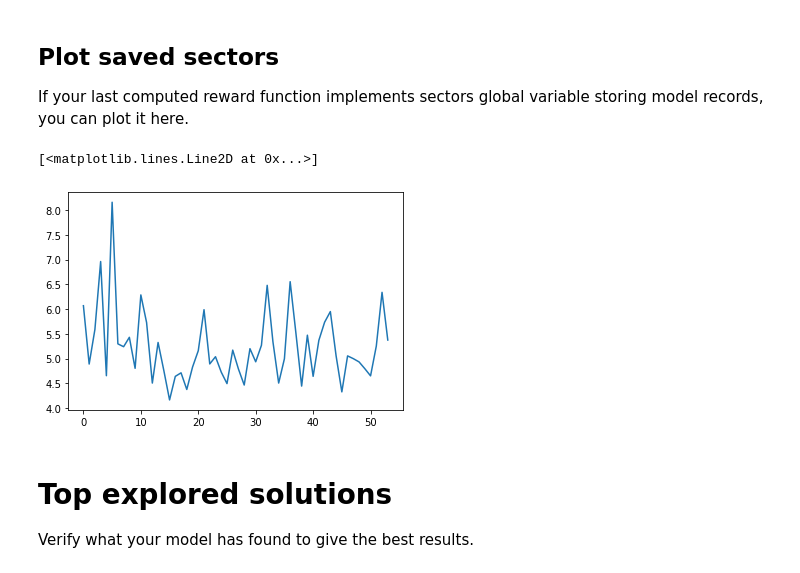
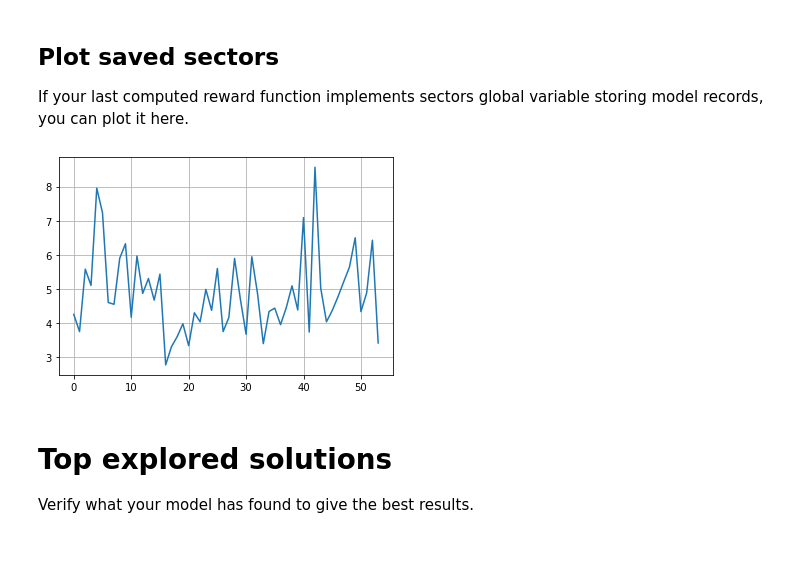
Before and after one commit to Maciej-GBS/dr-gummy, a Jupyter notebook: Essentials_analysis.ipynb, the cells around one changed output. Drawn from its saved outputs; the diff is of its cells as text; code cells hidden in the pictures.

```diff
--- a/Essentials_analysis.ipynb
+++ b/Essentials_analysis.ipynb
@@ -326,7 +333,7 @@ df['distance_from_center'] = [dist_from_center(r, track.center_line) for _,r in
 # %% [markdown]
 ## Apply different reward
 # %%
-name = 'adversarial'
+name = 'vettel'
 reward = importlib.import_module('rewards.{0}'.format(name))
 # Reload module so it is always up to date
 importlib.reload(reward)
@@ -394,9 +401,9 @@ If your last computed reward function implements sectors global variable storing
 # %%
 sectors = pd.DataFrame([(a[0],a[1],b) for a,b in reward.sectors.items()], columns=['x', 'y', 'var'])
 plt.plot(sectors.index, sectors['var'])
+plt.grid()
 # %% [output]
-[<matplotlib.lines.Line2D at 0x...>]
-[figure, old version]
+[figure, new version]
 # %% [markdown]
 # Top explored solutions
 Verify what your model has found to give the best results.
```
Also changed, not shown: parts of 56 cells of this notebook.
